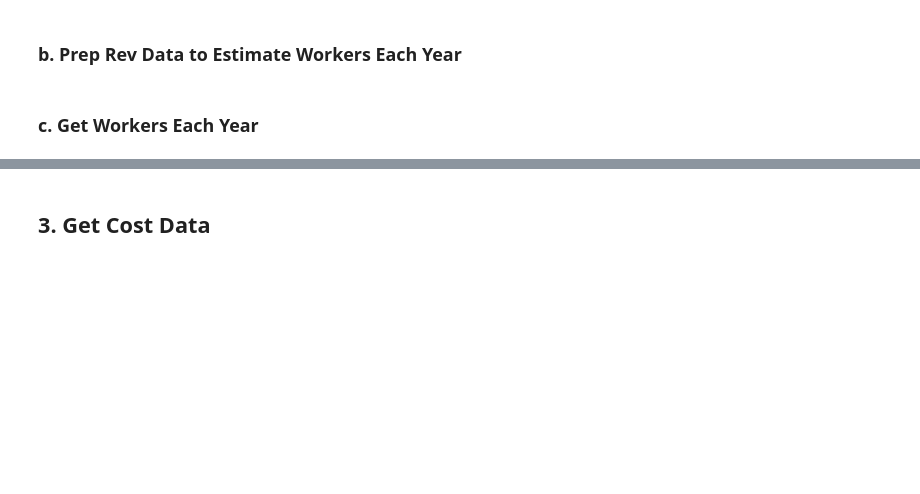
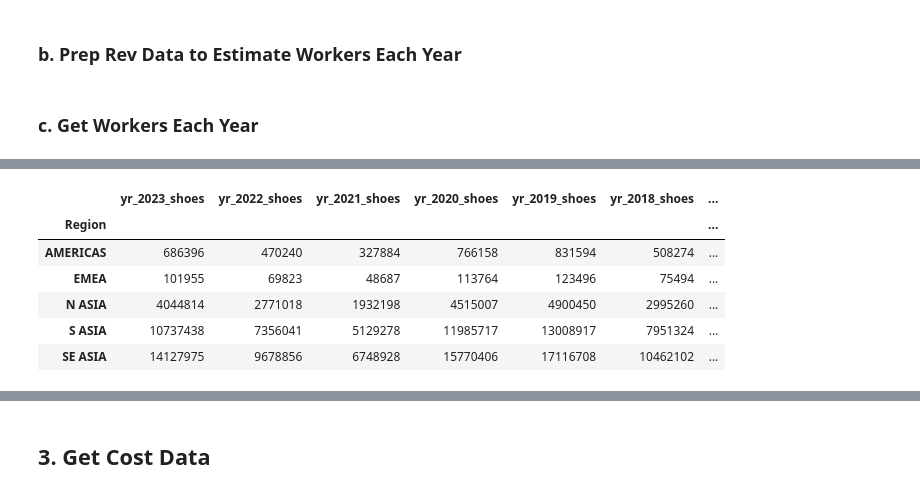
Before and after one commit to jasonjiajs/15.093_optimization_methods, a Jupyter notebook: 1_DataPrep.ipynb, the cells around one changed output, grey strips where cells are left out. Cells and saved outputs as stored; diff of their text form; code cells hidden in the pictures; blank space fills up the shorter version.

```diff
--- a/1_DataPrep.ipynb
+++ b/1_DataPrep.ipynb
@@ -131,6 +145,16 @@ for i in range(1, workers_per_year.shape[1]):
     workers_per_year[col + '_shoes'] = workers_per_year[col + '_perc'] * shoes_per_year[i-1]
     workers_per_year[col + '_shoes'] = (workers_per_year[col + '_shoes'] * (np.random.rand()/4)).astype(int)
     shoe_cols.append(col + '_shoes')
+# %%
+workers_per_year[shoe_cols]
+# %% [output]
+|  | yr_2023_shoes | yr_2022_shoes | yr_2021_shoes | yr_2020_shoes | yr_2019_shoes | yr_2018_shoes | ... |
+| Region |  |  |  |  |  |  | ... |
+| AMERICAS | 686396 | 470240 | 327884 | 766158 | 831594 | 508274 | ... |
+| EMEA | 101955 | 69823 | 48687 | 113764 | 123496 | 75494 | ... |
+| N ASIA | 4044814 | 2771018 | 1932198 | 4515007 | 4900450 | 2995260 | ... |
+| S ASIA | 10737438 | 7356041 | 5129278 | 11985717 | 13008917 | 7951324 | ... |
+| SE ASIA | 14127975 | 9678856 | 6748928 | 15770406 | 17116708 | 10462102 | ... |
 # %%
 availability = workers_per_year[shoe_cols]
 availability.to_csv('availability.csv')
```
Also changed, not shown: parts of 7 cells of this notebook, 5 other files.
